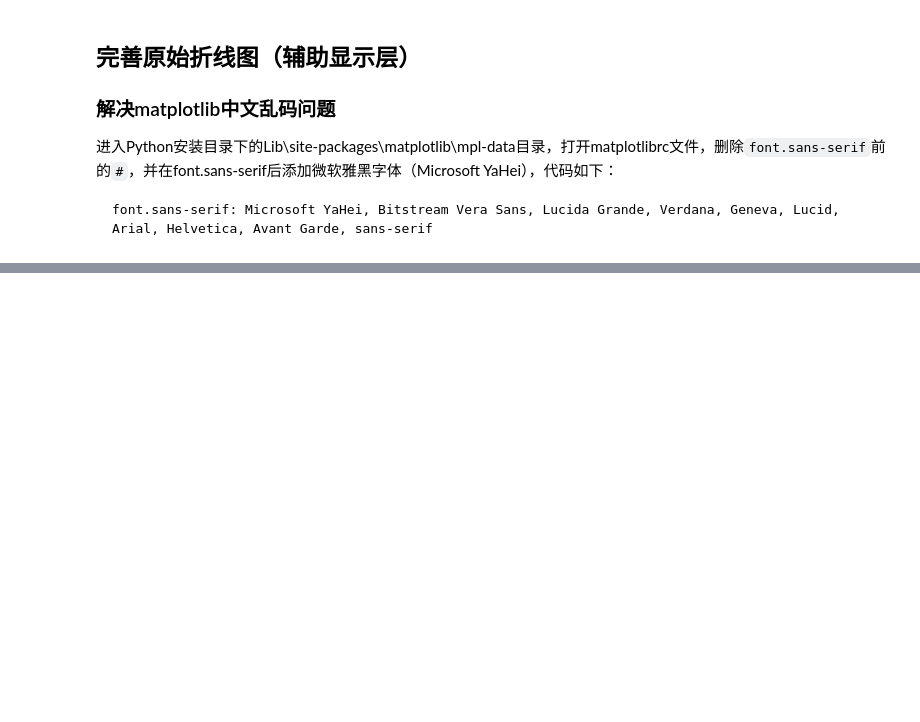
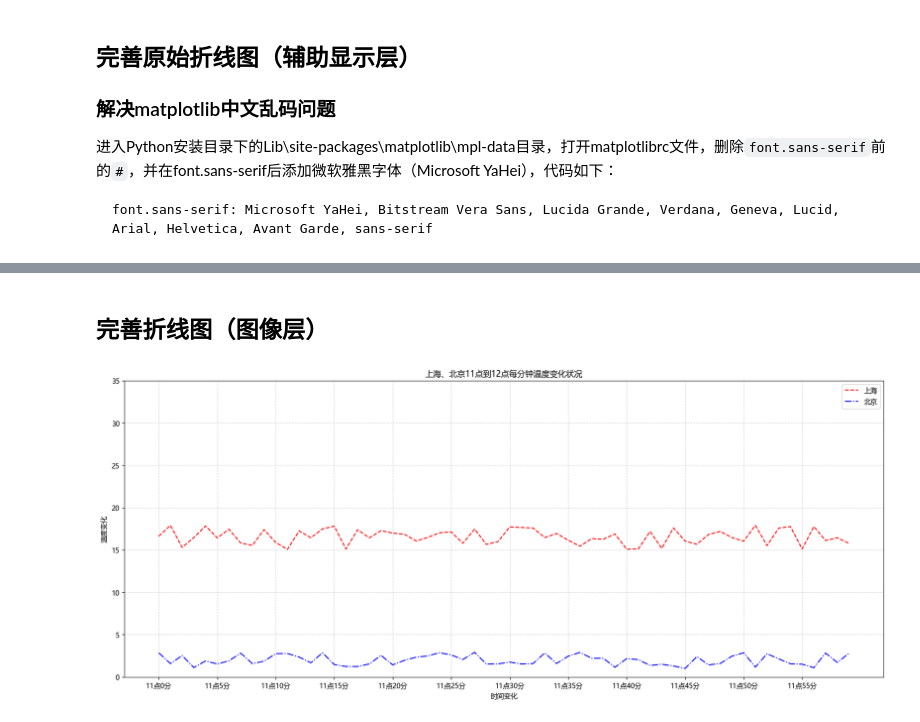
Before and after one commit to mackyuqimack/pythonStudy, a Jupyter notebook: matplotlib_demo/day1.ipynb, the cells around one changed output, grey strips where cells are left out. Saved outputs shown, nothing was run; the diff lists cells and outputs as text; code cells hidden in the pictures; blank space fills up the shorter version.

Commit message:
完善折线图（图像层）

```diff
--- a/matplotlib_demo/day1.ipynb
+++ b/matplotlib_demo/day1.ipynb
@@ -85,0 +92,35 @@ plt.show()
+# %% [markdown]
+##  完善折线图（图像层）
+# %%
+# 完善折线图（图像层）
+# 需求：再添加一个城市的温度变化
+# 收集北京当天温度变化情况，温度1度到3度
+# 1.准备数据x,y
+x = range(60)
+y_shanghai = [random.uniform(15, 18) for i in x]
+y_beijing = [random.uniform(1, 3) for i in x]
+# 2.创建画布
+plt.figure(figsize=(20, 8), dpi=100)
+# 3.绘制图像
+plt.plot(x, y_shanghai, color="r", linestyle="--", label="上海")
+plt.plot(x, y_beijing, color="b", linestyle="-.", label="北京")
+# 显示图例
+plt.legend()
+
+# 添加自定义刻度
+# plt.xticks(x,**kwargs) x:要显示的刻度值    plt.yticks(y,**kwargs)
+# 准备x的刻度说明
+x_lable = ["11点{}分".format(i) for i in x]
+plt.xticks(x[::5], x_lable[::5])
+plt.yticks(range(0, 40, 5))
+# 添加网格
+plt.grid(linestyle="--", alpha=0.5)
+# 添加描述
+plt.xlabel("时间变化")
+plt.ylabel("温度变化")
+plt.title("上海、北京11点到12点每分钟温度变化状况")
+# 4.显示图像
+# 注意: plt.show()会释放figure资源，如果在显示图像之后保存图片将只能保存空图片。
+plt.show()
+# %% [output]
+[figure, added]
```
Also changed, not shown: parts of 1 cell of this notebook, 1 other file.
